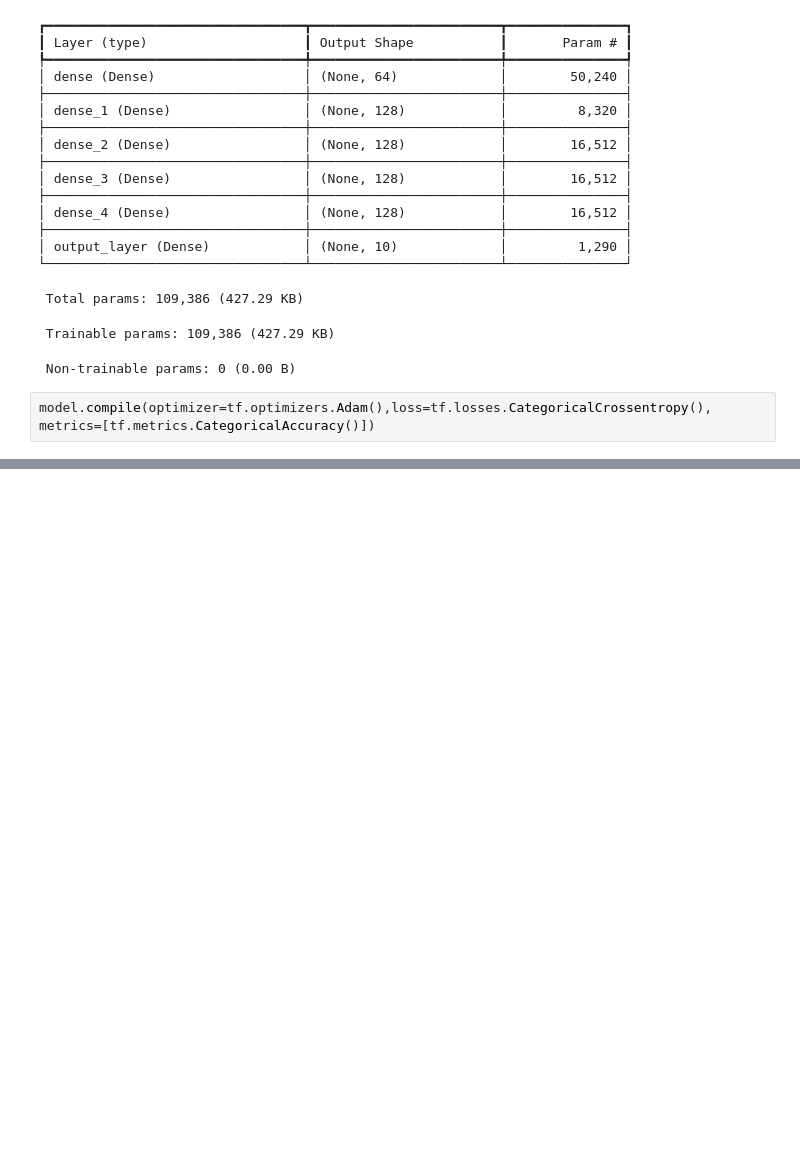
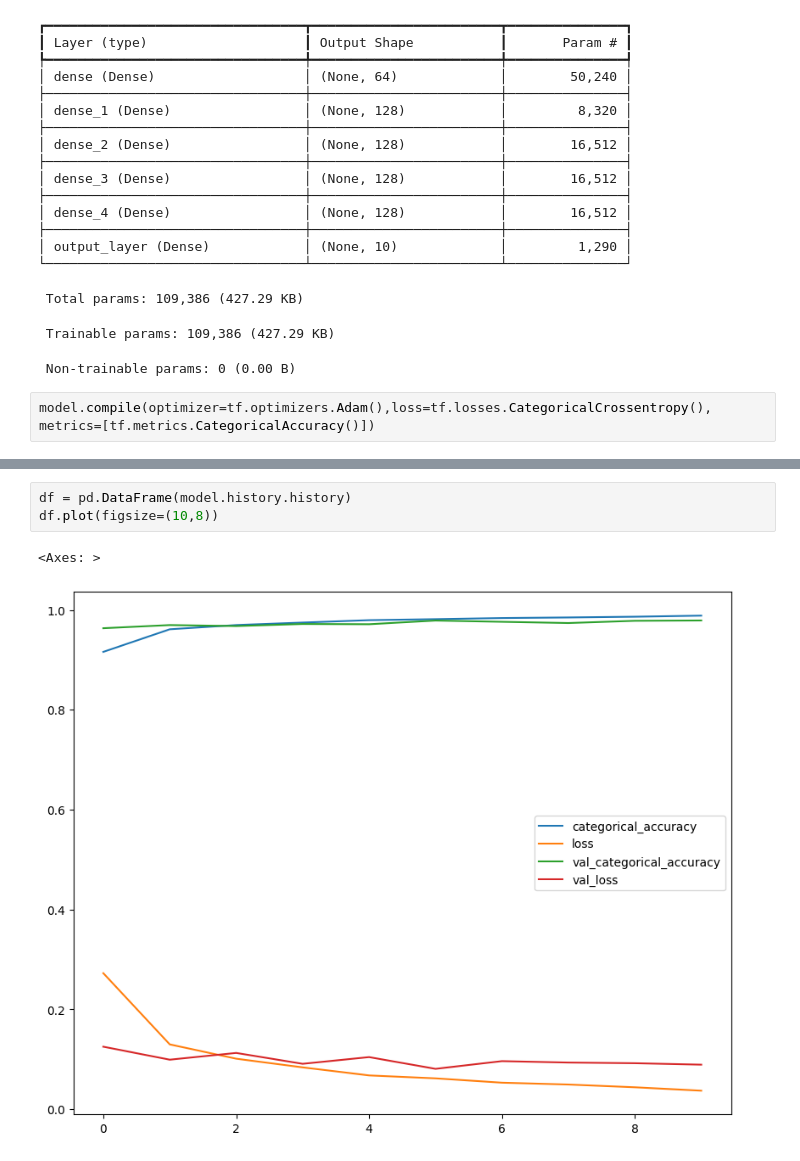
Before and after one commit to yusufafify/Data-Science-and-Machine-Learning, a Jupyter notebook: DL/sequentialmodel.ipynb, the cells around one changed output, grey strips where cells are left out. Cells and saved outputs as stored; diff of their text form; blank space fills up the shorter version.

Commit message:
added model stats plotting

```diff
--- a/DL/sequentialmodel.ipynb
+++ b/DL/sequentialmodel.ipynb
@@ -93 +94,7 @@ Epoch 10/10
 <keras.src.callbacks.history.History at 0x...>
+# %%
+df = pd.DataFrame(model.history.history)
+df.plot(figsize=(10,8))
+# %% [output]
+<Axes: >
+[figure, added]
```
Also changed, not shown: parts of 2 cells of this notebook.
